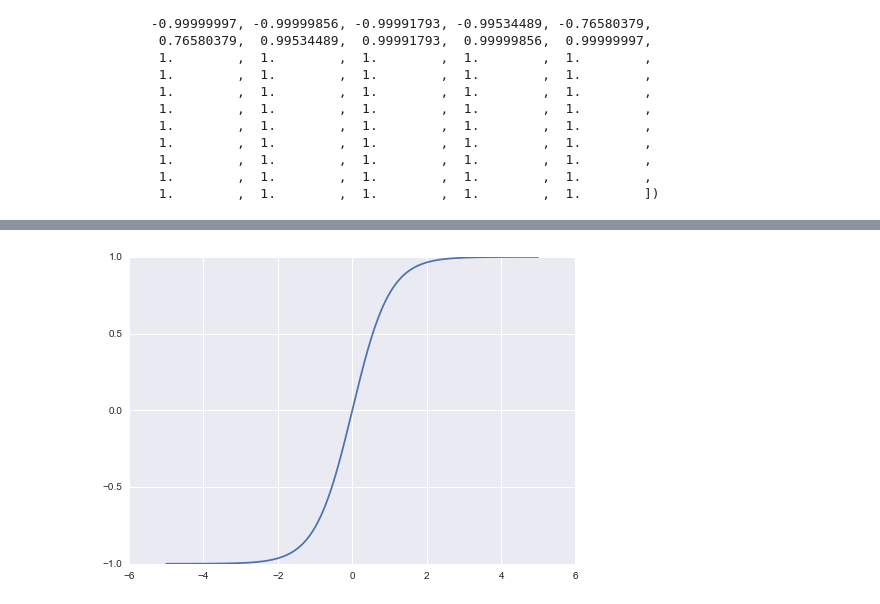
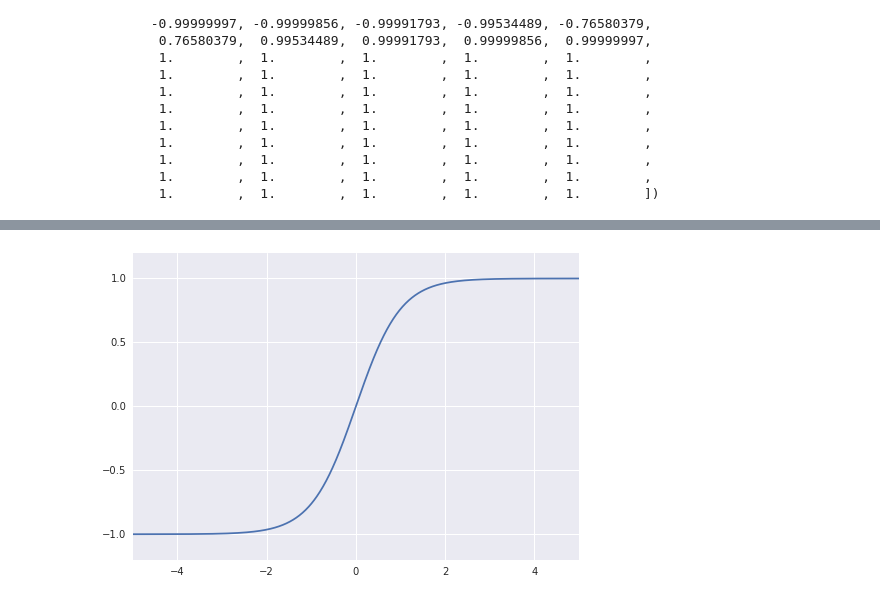
Before and after one commit to CS287/Lectures, a Jupyter notebook: notebooks/Untitled.ipynb, the cells around one changed output, grey strips where cells are left out. Cells and saved outputs as stored; diff of their text form; code cells hidden in the pictures.

```diff
--- a/notebooks/Untitled.ipynb
+++ b/notebooks/Untitled.ipynb
@@ -50,8 +73,12 @@ array([-1.        , -1.        , -1.        , -1.        , -1.        ,
 # %%
 x = np.linspace(-5, 5, 1000)
 y = np.tanh(x)
 plt.plot(x, y)
+#plt.gcf().subplots_adjust(top=0.75)
+plt.ylim(-1.2, 1.2)
+plt.xlim(-5, 5)
+
 #sns.regplot(y="y", x="x", data={"x":x, "y":y},  scatter=False, order=5)
 plt.savefig("tanh.png")
 # %% [output]
-[figure, old version]
+[figure, new version]
```
Also changed, not shown: parts of 11 cells of this notebook, 8 other files.
